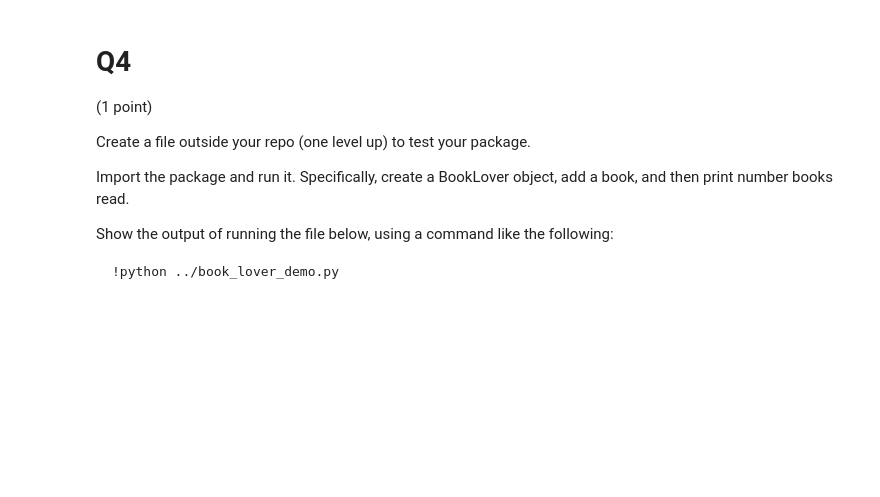
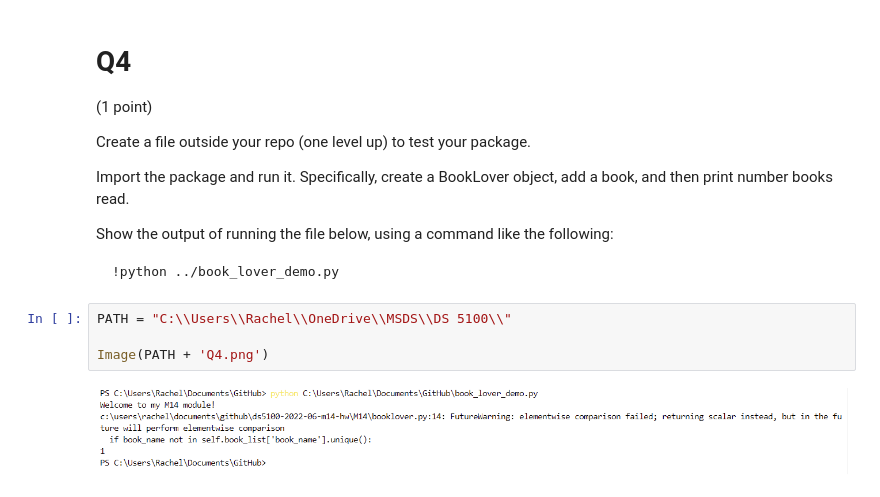
Before and after one commit to rachelgracetreene/DS5100-2022-06-M14-HW, a Jupyter notebook: M14_HW.ipynb, the cells around one changed output. Cells and saved outputs as stored; diff of their text form; blank space fills up the shorter version.

````diff
--- a/M14_HW.ipynb
+++ b/M14_HW.ipynb
@@ -71,3 +86,9 @@ Show the output of running the file below, using a command like the following:
 ```bash
 !python ../book_lover_demo.py
 ```
+# %%
+PATH = "C:\\Users\\Rachel\\OneDrive\\MSDS\\DS 5100\\"
+
+Image(PATH + 'Q4.png')
+# %% [output]
+[figure, added]
````
Also changed, not shown: parts of 3 cells of this notebook.
